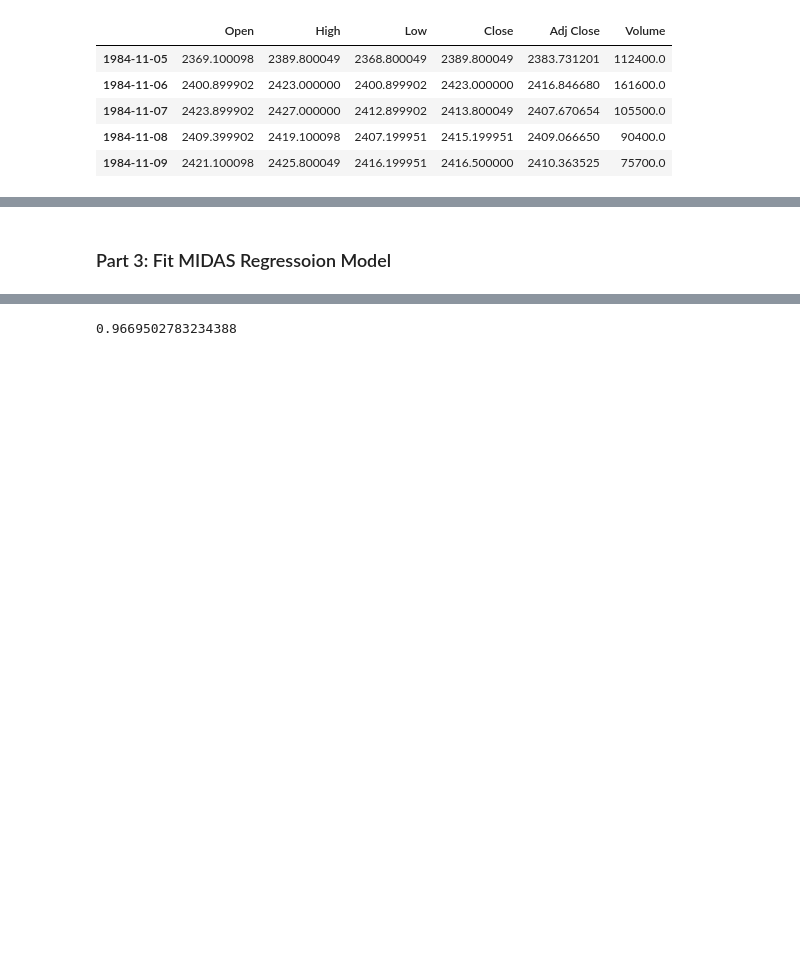
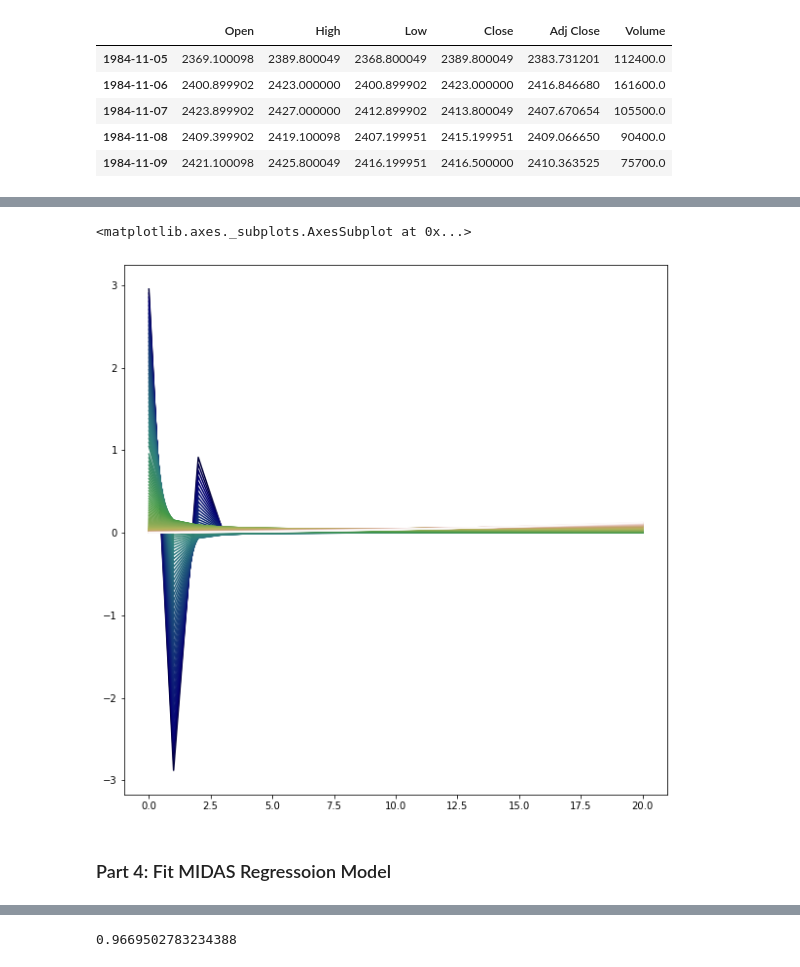
Before and after one commit to Yoseph-Zuskin/midaspy, a Jupyter notebook: example/monthly_CPI_daily_stock_index.ipynb, the cells around one changed output, grey strips where cells are left out. Cells and saved outputs as stored; diff of their text form; code cells hidden in the pictures; blank space fills up the shorter version.

```diff
--- a/example/monthly_CPI_daily_stock_index.ipynb
+++ b/example/monthly_CPI_daily_stock_index.ipynb
@@ -122,5 +152,17 @@ tsx[tsx.Volume!=0].dropna().head()
+# %%
+nlags = 21
+hyperbolic_weightings = pd.DataFrame()
+for weight in np.linspace(-3, 3, 124).tolist():
+    hyperbolic_weightings = pd.concat([hyperbolic_weightings,
+                                       pd.Series(HyperbolicWeights(weight).weights(nlags)).rename(str(weight))],
+                                      axis=1)
+# %%
+hyperbolic_weightings.plot(colormap="gist_earth",legend=False,figsize=[10,10])
+# %% [output]
+<matplotlib.axes._subplots.AxesSubplot at 0x...>
+[figure, added]
 # %% [markdown]
-### Part 3: Fit MIDAS Regressoion Model
+### Part 4: Fit MIDAS Regressoion Model
 # %%
 # Select training data up to end of 2019
 x1 = tsx['Adj Close'].rename('TSX_7d_pct_change')['1983-11-01':'2019-12-01'].pct_change(7).dropna()
```
Also changed, not shown: parts of 18 cells of this notebook.
